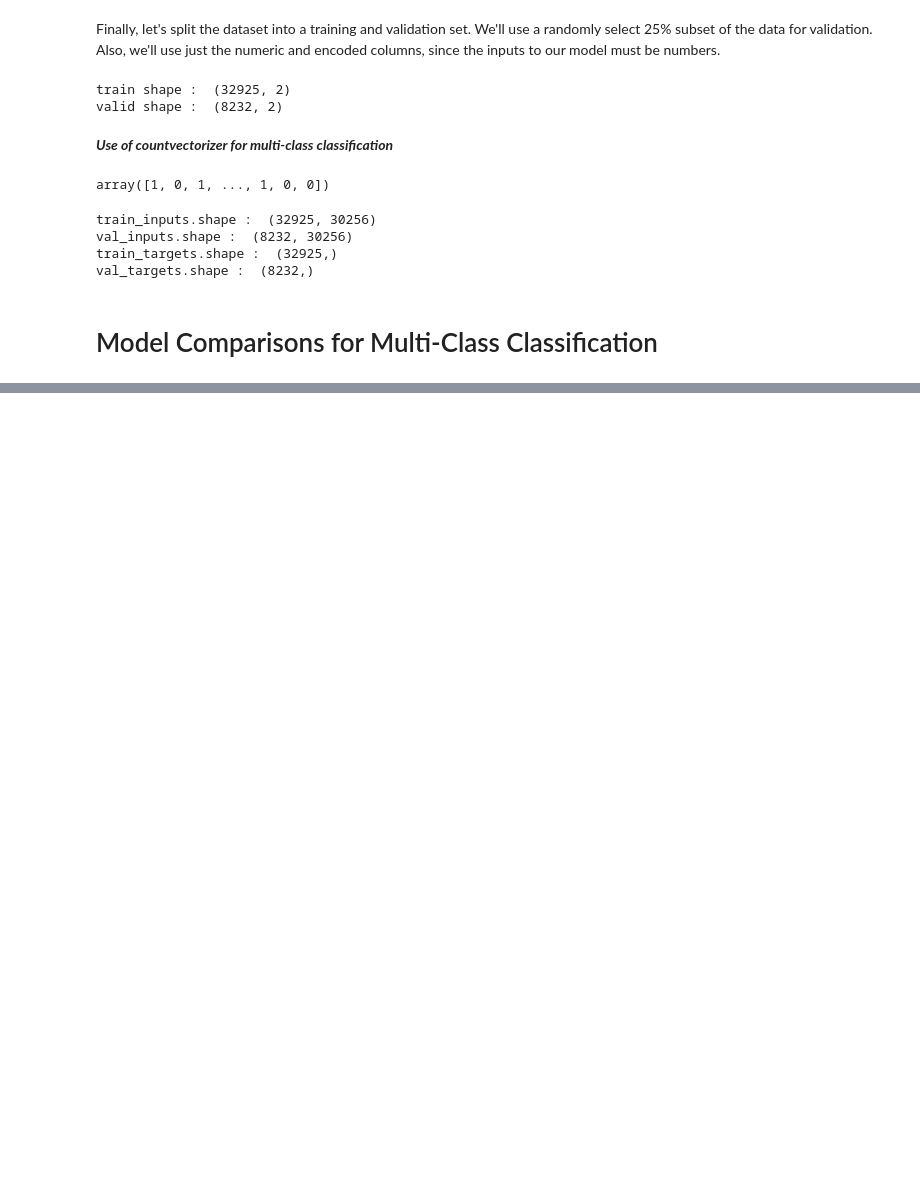
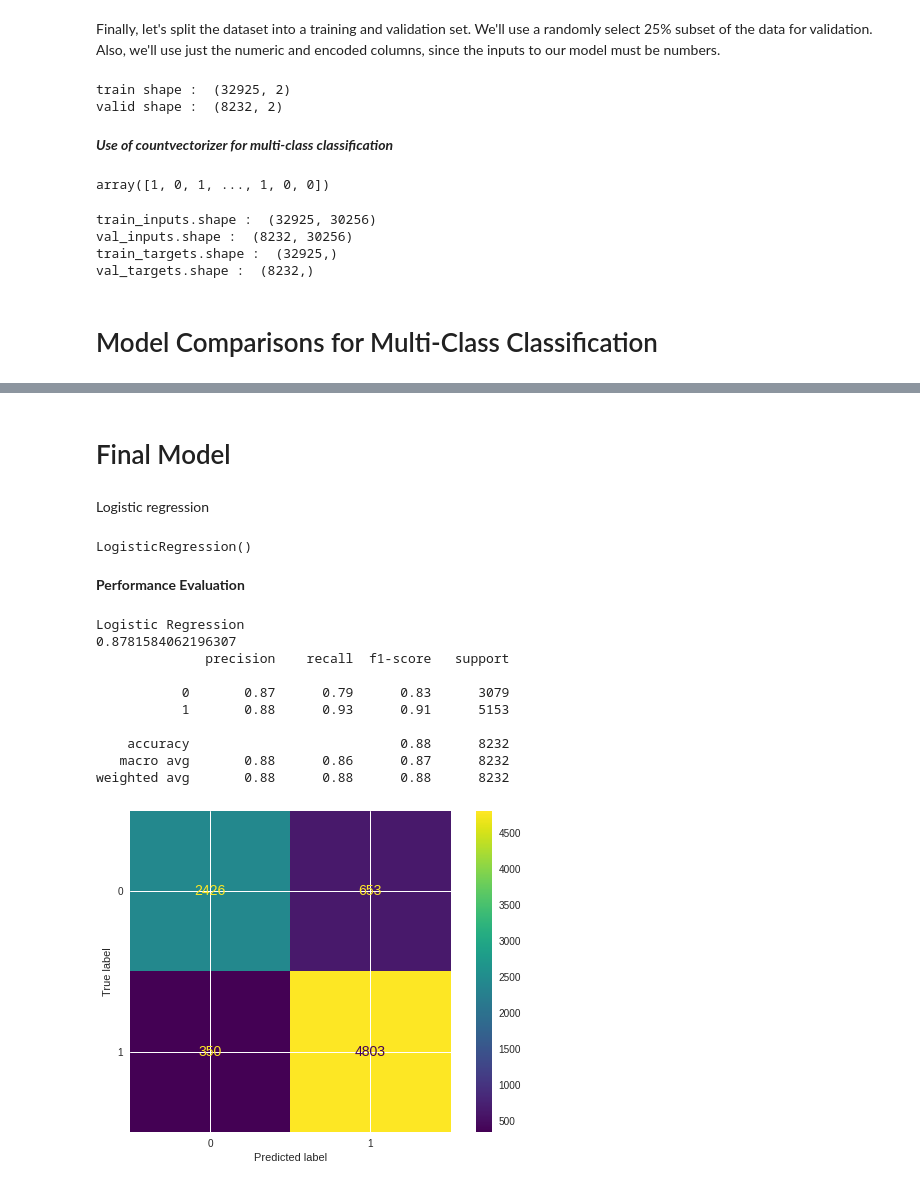
Before and after one commit to Amit-95/Coronavirus_Tweet_sentiment_analysis, a Jupyter notebook: Coronavirus_Tweet_Sentiment_Analysis_Capstone_Project.ipynb, the cells around one changed output, grey strips where cells are left out. Cells and saved outputs as stored; diff of their text form; code cells hidden in the pictures; blank space fills up the shorter version.

```diff
--- a/Coronavirus_Tweet_Sentiment_Analysis_Capstone_Project.ipynb
+++ b/Coronavirus_Tweet_Sentiment_Analysis_Capstone_Project.ipynb
@@ -698,0 +701,4 @@ print(df)
+# %%
+
+# Filter columns
+data_B=data[["OriginalTweet","Sentiment"]]
@@ -698,0 +770,21 @@ print(df)
+# %%
+# Run all the proposed models and update the information in a list model_data
+import time
+from math import sqrt
+from sklearn import metrics
+
+model_data = []
+for name,model in models :
+
+    model_data_dic = {}
+    model_data_dic["Name"] = name
+    start = time.time()
+    end = time.time()
+    model.fit(train_inputs,train_targets)
+    model_data_dic["Train_Time"] = end - start
+    # Training set
+    model_data_dic["Train_Accuracy"] = metrics.accuracy_score(train_targets, model.predict(train_inputs))
+    # Validation set
+    model_data_dic["Test_Accuracy"] = metrics.accuracy_score(val_targets, model.predict(val_inputs))
+
+    model_data.append(model_data_dic)
@@ -698,0 +802,39 @@ print(df)
+# %% [markdown]
+# Final Model
+# %% [markdown]
+Logistic regression
+# %%
+# Instantiate Logistic regression model
+from sklearn.linear_model import LogisticRegression
+
+log_clf= LogisticRegression()
+log_clf.fit(train_inputs,train_targets)
+# %% [output]
+LogisticRegression()
+# %% [markdown]
+**Performance Evaluation**
+# %%
+# Function for performance metrics
+from sklearn.metrics import plot_confusion_matrix,classification_report
+
+def report(model):
+    preds = model.predict(val_inputs)
+    accuracy=accuracy_score(val_targets,preds)
+    print(accuracy)
+    print(classification_report(val_targets,preds))
+    plot_confusion_matrix(model,val_inputs,val_targets)
+# %%
+print("Logistic Regression")
+report(log_clf)
+# %% [output]
+Logistic Regression
+0.8781584062196307
+              precision    recall  f1-score   support
+
+           0       0.87      0.79      0.83      3079
+           1       0.88      0.93      0.91      5153
+
+    accuracy                           0.88      8232
+   macro avg       0.88      0.86      0.87      8232
+weighted avg       0.88      0.88      0.88      8232
+[figure, added]
```
Also changed, not shown: parts of 13 cells of this notebook.
